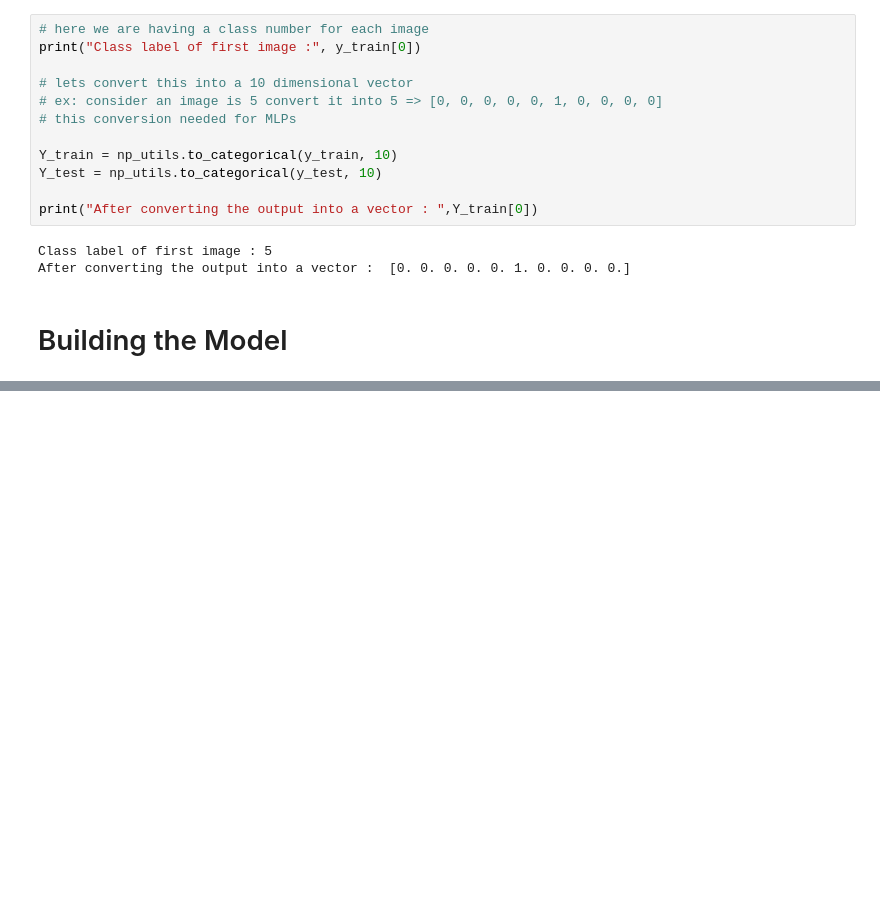
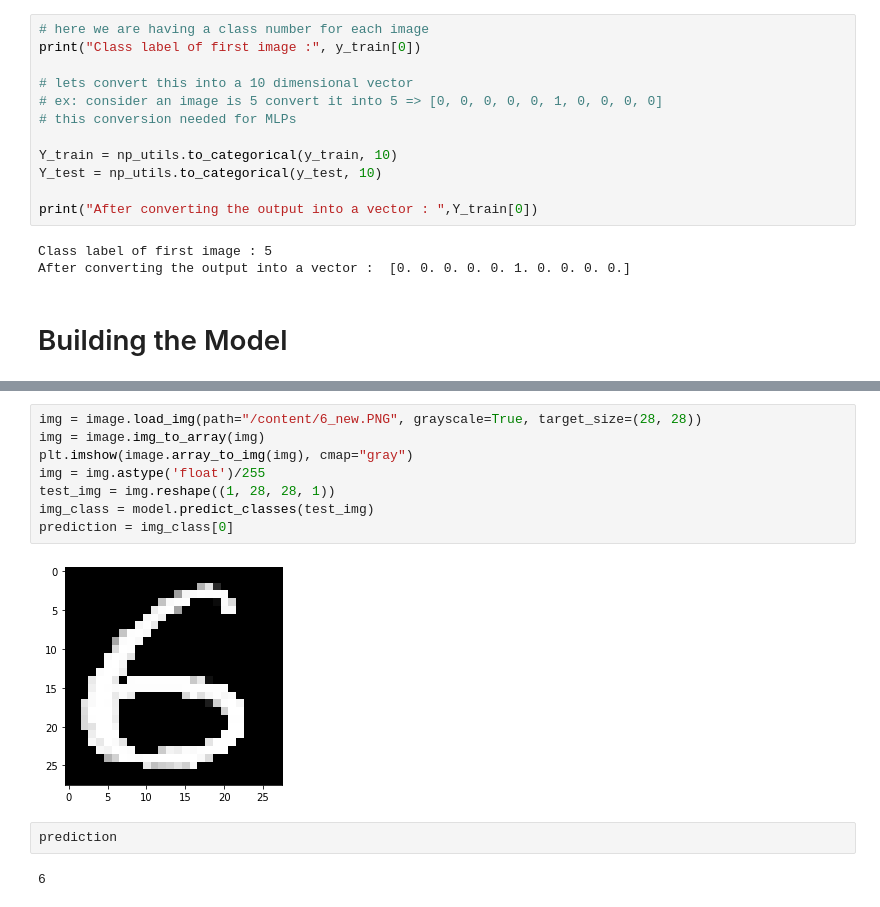
Before and after one commit to bansalkanav/Ultimate-Data-Science-Toolkit---From-Python-Basics-to-GenerativeAI, a Jupyter notebook: 19. Convolutional Neural Network/CNN_MNIST.ipynb, the cells around one changed output, grey strips where cells are left out. Saved outputs shown, nothing was run; the diff lists cells and outputs as text; blank space fills up the shorter version.

```diff
--- a/19. Convolutional Neural Network/CNN_MNIST.ipynb
+++ b/19. Convolutional Neural Network/CNN_MNIST.ipynb
@@ -143,0 +152,14 @@ Test Loss and Test Accuracy [0.027048444375395775, 0.9922000169754028]
+# %%
+img = image.load_img(path="/content/6_new.PNG", grayscale=True, target_size=(28, 28))
+img = image.img_to_array(img)
+plt.imshow(image.array_to_img(img), cmap="gray")
+img = img.astype('float')/255
+test_img = img.reshape((1, 28, 28, 1))
+img_class = model.predict_classes(test_img)
+prediction = img_class[0]
+# %% [output]
+[figure, added]
+# %%
+prediction
+# %% [output]
+6
```
Also changed, not shown: parts of 7 cells of this notebook.
